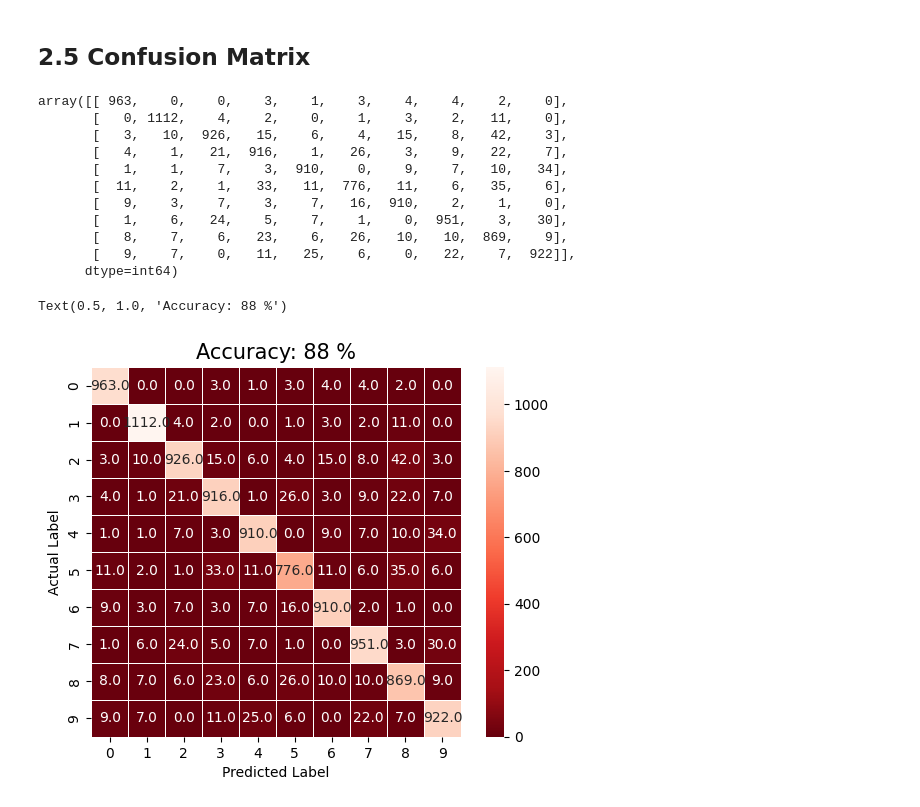
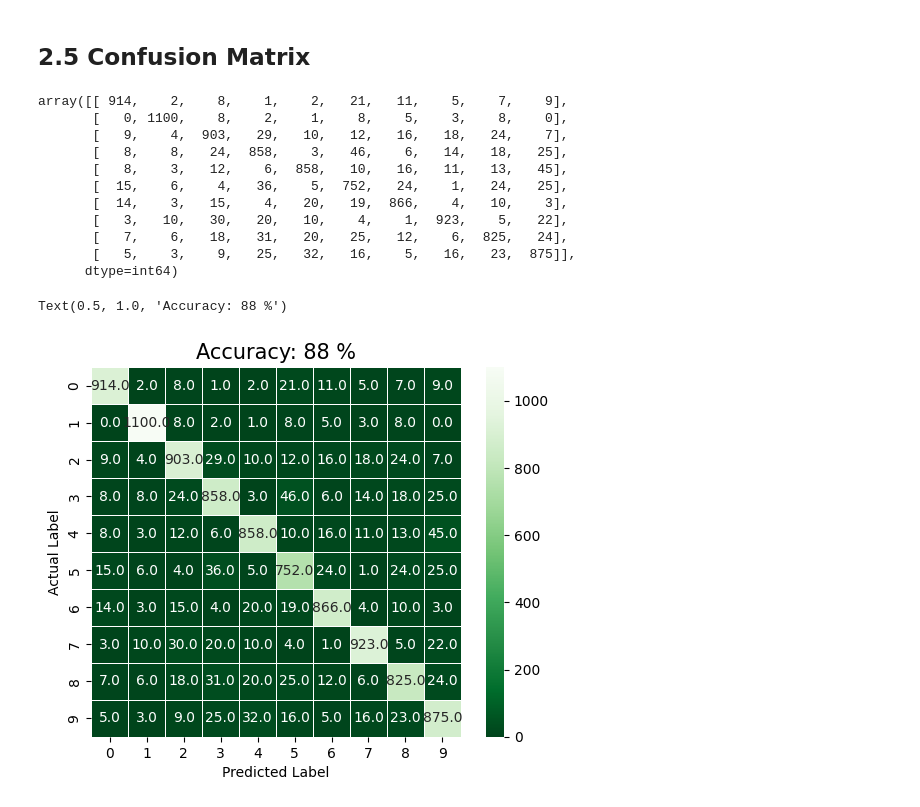
Before and after one commit to ZiaUrRehman-bit/Examination-Answer-Sheet-Marks-Entrance-Using-OCR, a Jupyter notebook: ML and DL Algo For Hand Written text and digits/ML and DL algo for Hand Written Digits and text.ipynb, the cells around one changed output. Saved outputs shown, nothing was run; the diff lists cells and outputs as text; code cells hidden in the pictures.

```diff
--- a/ML and DL Algo For Hand Written text and digits/ML and DL algo for Hand Written Digits and text.ipynb
+++ b/ML and DL Algo For Hand Written text and digits/ML and DL algo for Hand Written Digits and text.ipynb
@@ -210,28 +210,30 @@ accuracy
 ## **<center><font style="color:rgb(10,200,0)">Accuracy = 88.62%</font> </center>**
 # %% [markdown]
 ## 2.5 Confusion Matrix
+# %%
+pred = model.predict(xTest.reshape(10000,-1))
 # %%
 import seaborn as sns
 from sklearn import metrics
 confusionMetrix = metrics.confusion_matrix(yTest, pred)
 confusionMetrix
 # %% [output]
-array([[ 963,    0,    0,    3,    1,    3,    4,    4,    2,    0],
-       [   0, 1112,    4,    2,    0,    1,    3,    2,   11,    0],
-       [   3,   10,  926,   15,    6,    4,   15,    8,   42,    3],
-       [   4,    1,   21,  916,    1,   26,    3,    9,   22,    7],
-       [   1,    1,    7,    3,  910,    0,    9,    7,   10,   34],
-       [  11,    2,    1,   33,   11,  776,   11,    6,   35,    6],
-       [   9,    3,    7,    3,    7,   16,  910,    2,    1,    0],
-       [   1,    6,   24,    5,    7,    1,    0,  951,    3,   30],
-       [   8,    7,    6,   23,    6,   26,   10,   10,  869,    9],
-       [   9,    7,    0,   11,   25,    6,    0,   22,    7,  922]],
+array([[ 914,    2,    8,    1,    2,   21,   11,    5,    7,    9],
+       [   0, 1100,    8,    2,    1,    8,    5,    3,    8,    0],
+       [   9,    4,  903,   29,   10,   12,   16,   18,   24,    7],
+       [   8,    8,   24,  858,    3,   46,    6,   14,   18,   25],
+       [   8,    3,   12,    6,  858,   10,   16,   11,   13,   45],
+       [  15,    6,    4,   36,    5,  752,   24,    1,   24,   25],
+       [  14,    3,   15,    4,   20,   19,  866,    4,   10,    3],
+       [   3,   10,   30,   20,   10,    4,    1,  923,    5,   22],
+       [   7,    6,   18,   31,   20,   25,   12,    6,  825,   24],
+       [   5,    3,    9,   25,   32,   16,    5,   16,   23,  875]],
       dtype=int64)
 # %%
-sns.heatmap(confusionMetrix, annot=True, fmt=".1f", linewidths=.5, square=True, cmap='Reds_r')
+sns.heatmap(confusionMetrix, annot=True, fmt=".1f", linewidths=.5, square=True, cmap='Greens_r')
 plt.ylabel("Actual Label")
 plt.xlabel("Predicted Label")
 plt.title(f"Accuracy: {int(accuracy * 100)} %", size = 15)
 # %% [output]
 Text(0.5, 1.0, 'Accuracy: 88 %')
-[figure, old version]
+[figure, new version]
```
Also changed, not shown: parts of 20 cells of this notebook.
